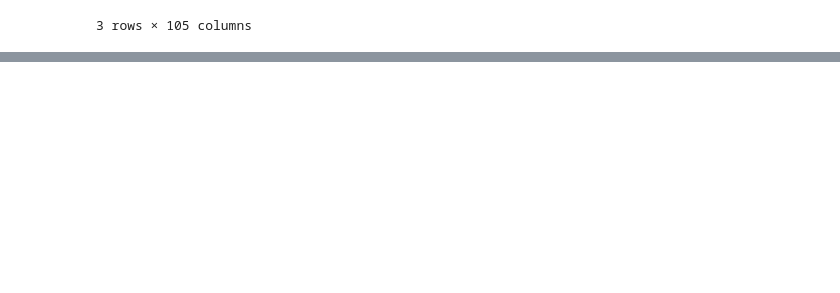
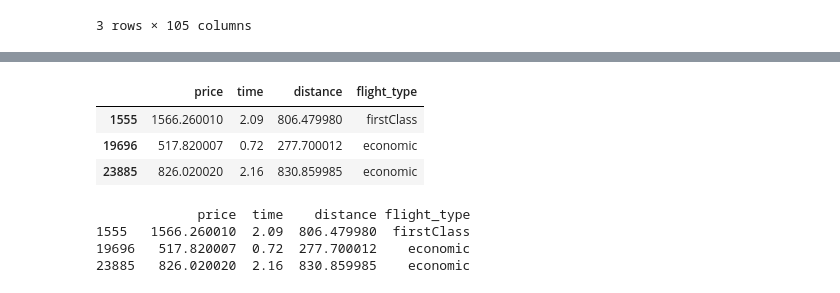
Before and after one commit to dakshvanshaj/flights-price-prediction-mlops, a Jupyter notebook: src/data_analysis/data_analysis.ipynb, the cells around one changed output, grey strips where cells are left out. Saved outputs shown, nothing was run; the diff lists cells and outputs as text; code cells hidden in the pictures; blank space fills up the shorter version.

Commit message:
feat: use reverse transformation on some instances for shapley analysis.

```diff
--- a/src/data_analysis/data_analysis.ipynb
+++ b/src/data_analysis/data_analysis.ipynb
@@ -324,0 +327,22 @@ shap_local_instances
+# %%
+import joblib
+from pathlib import Path
+
+scaler_path = config_gold.SCALER_PATH
+power_transformer_path = config_gold.POWER_TRANSFORMER_PATH
+encoder_path = config_gold.CATEGORICAL_ENCODER_PATH
+# %%
+# Load the fitted objects
+scaler = joblib.load(scaler_path)
+power_transformer = joblib.load(power_transformer_path)
+encoder = joblib.load(encoder_path)
+# %%
+df_rev = shap_local_instances.copy()
+df_rev = scaler.inverse_transform(df_rev)
+df_rev = power_transformer.inverse_transform(df_rev)
+ordinal_encoder = [t for t in encoder.preprocessor.transformers_ if t[0] == "ordinal"][
+    0
+][1]
+df_rev["flight_type"] = ordinal_encoder.inverse_transform(
+    df_rev[["flight_type"]]
+).ravel()
@@ -324,0 +367,18 @@ shap_local_instances
+# %%
+df_rev[["price", "time", "distance", "flight_type"]]
+# %% [output]
+|  | price | time | distance | flight_type |
+| 1555 | 1566.260010 | 2.09 | 806.479980 | firstClass |
+| 19696 | 517.820007 | 0.72 | 277.700012 | economic |
+| 23885 | 826.020020 | 2.16 | 830.859985 | economic |
+# %%
+shap_local_instances_idx = shap_local_instances.index
+shap_local_instances_unprocessed = df_rev[
+    ["price", "time", "distance", "flight_type"]
+].head()
+print(shap_local_instances_unprocessed)
+# %% [output]
+             price  time    distance flight_type
+1555   1566.260010  2.09  806.479980  firstClass
+19696   517.820007  0.72  277.700012    economic
+23885   826.020020  2.16  830.859985    economic
```
Also changed, not shown: parts of 3 cells of this notebook.
